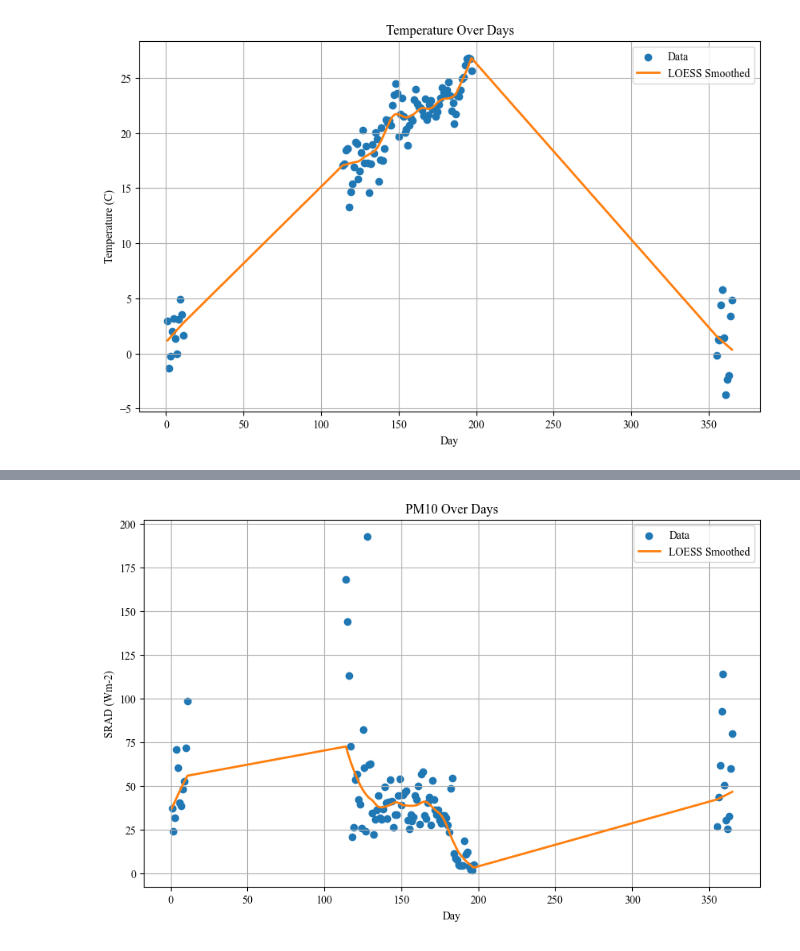
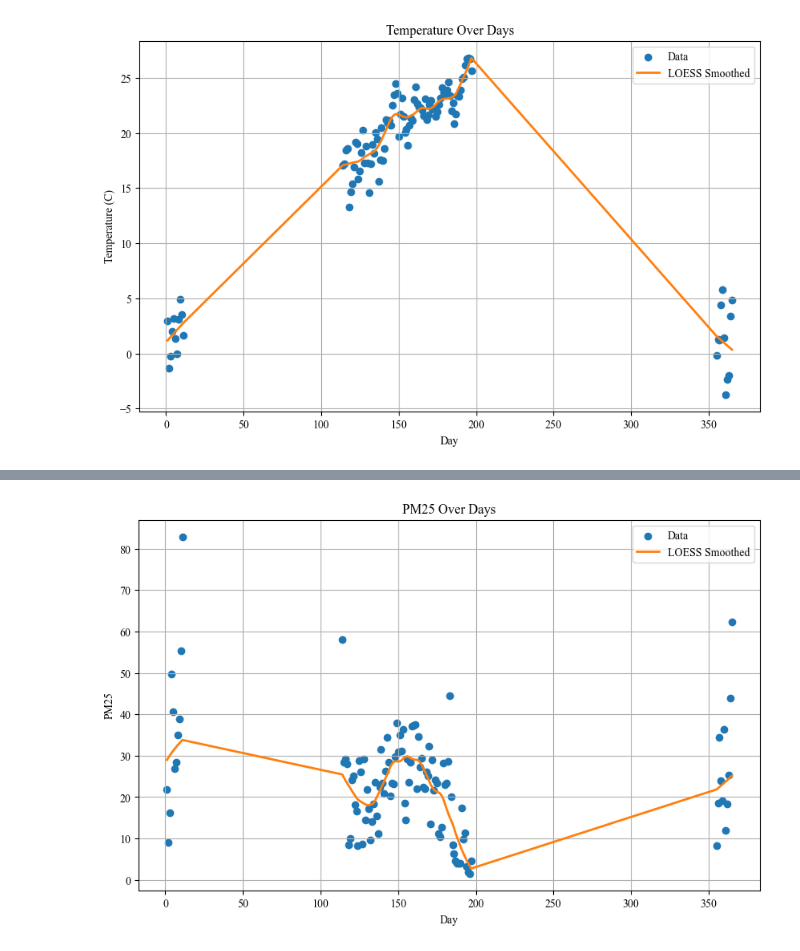
Before and after one commit to Malsory/NPF_project_urban, a Jupyter notebook: NPF_project_urban/in_progress/parameters_timeseries_plotter.ipynb, the cells around one changed output, grey strips where cells are left out. Saved outputs shown, nothing was run; the diff lists cells and outputs as text; code cells hidden in the pictures.

```diff
--- a/NPF_project_urban/in_progress/parameters_timeseries_plotter.ipynb
+++ b/NPF_project_urban/in_progress/parameters_timeseries_plotter.ipynb
@@ -156,25 +156,25 @@ plt.show()
 # %%
-grouped_data = df.groupby('day')['pm10'].mean()
+grouped_data = df.groupby('day')['pm25'].mean()
 plt.figure(figsize=(10, 6))
 plt.rcParams['font.family'] = 'Times New Roman'
 
 # Plot the scatter plot
 plt.scatter(grouped_data.index, grouped_data, color='tab:blue', label='Data')
 
 # Smooth the data using LOESS
 smoothed = lowess(grouped_data.values, grouped_data.index, frac=0.2)
 
 # Plot the LOESS smoothed line
 plt.plot(smoothed[:,0], smoothed[:,1], color='tab:orange', linewidth=2, label='LOESS Smoothed')
 
-plt.title('PM10 Over Days')
+plt.title('PM25 Over Days')
 plt.xlabel('Day')
-plt.ylabel('SRAD (Wm-2)')
+plt.ylabel('PM25')
 plt.xticks(rotation=0)
 plt.legend()
 plt.grid(True)
 
-plt.savefig('C:\\Users\\Masloriy\\Desktop\\NPF_project_urban\\NPF_project_urban\\png\\PM10_day_smooth.png', dpi=300)
+plt.savefig('C:\\Users\\Masloriy\\Desktop\\NPF_project_urban\\NPF_project_urban\\png\\PM25_day_smooth.png', dpi=300)
 plt.show()
 # %% [output]
-[figure, old version]
+[figure, new version]
```
Also changed, not shown: parts of 3 cells of this notebook, 38 other files.
